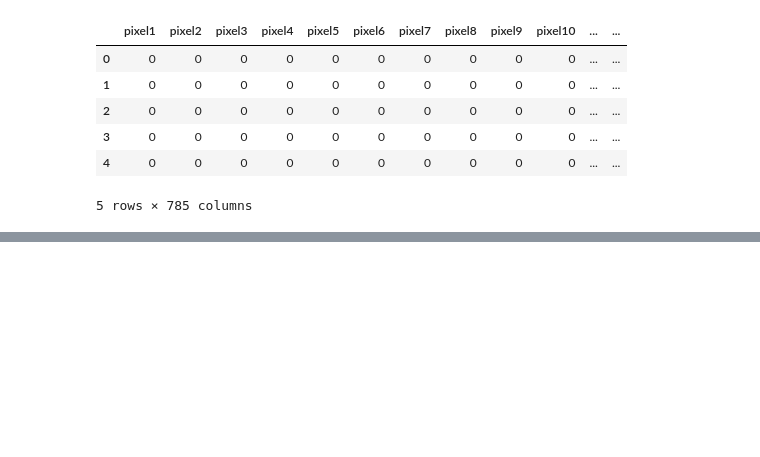
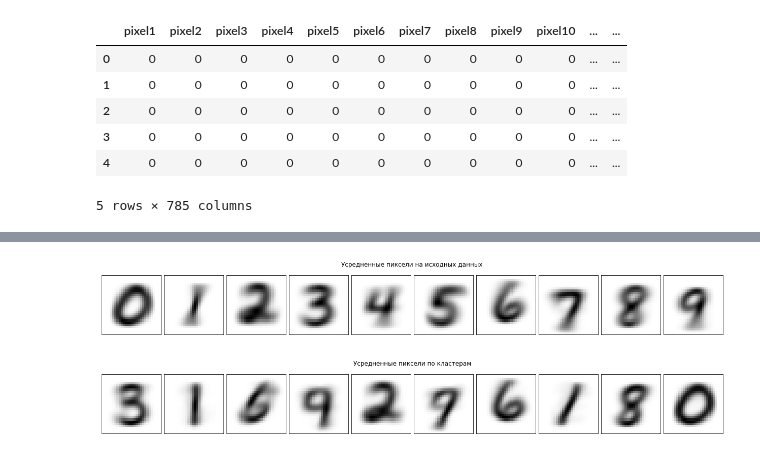
Before and after one commit to slivka83/share, a Jupyter notebook: clustering.ipynb, the cells around one changed output, grey strips where cells are left out. Drawn from its saved outputs; the diff is of its cells as text; code cells hidden in the pictures; blank space fills up the shorter version.

```diff
--- a/clustering.ipynb
+++ b/clustering.ipynb
@@ -370,0 +396,19 @@ MiniBatchKMeans(batch_size=1000, compute_labels=True, init='k-means++',
+# %%
+fig = plt.figure(figsize=(17, 2.5))
+fig.suptitle('Усредненные пиксели на исходных данных', fontsize=12)
+fig.subplots_adjust(left=0, right=1, bottom=0, top=1, hspace=0.05, wspace=0.05)
+for i in np.unique(y):
+    img = X[y == i].mean(axis=0).values.reshape(28,28)
+    ax = fig.add_subplot(1, 10, i + 1, xticks=[], yticks=[])
+    ax.imshow(img, cmap=plt.cm.binary, interpolation='nearest')
+
+fig = plt.figure(figsize=(17, 2.5))
+fig.suptitle('Усредненные пиксели по кластерам', fontsize=12)
+fig.subplots_adjust(left=0, right=1, bottom=0, top=1, hspace=0.05, wspace=0.05)
+for i in np.unique(clst):
+    img = X[clst == i].mean(axis=0).values.reshape(28,28)
+    ax = fig.add_subplot(1, 10, i + 1, xticks=[], yticks=[])
+    ax.imshow(img, cmap=plt.cm.binary, interpolation='nearest')
+# %% [output]
+[figure, added]
+[figure, added]
```
Also changed, not shown: parts of 6 cells of this notebook.
